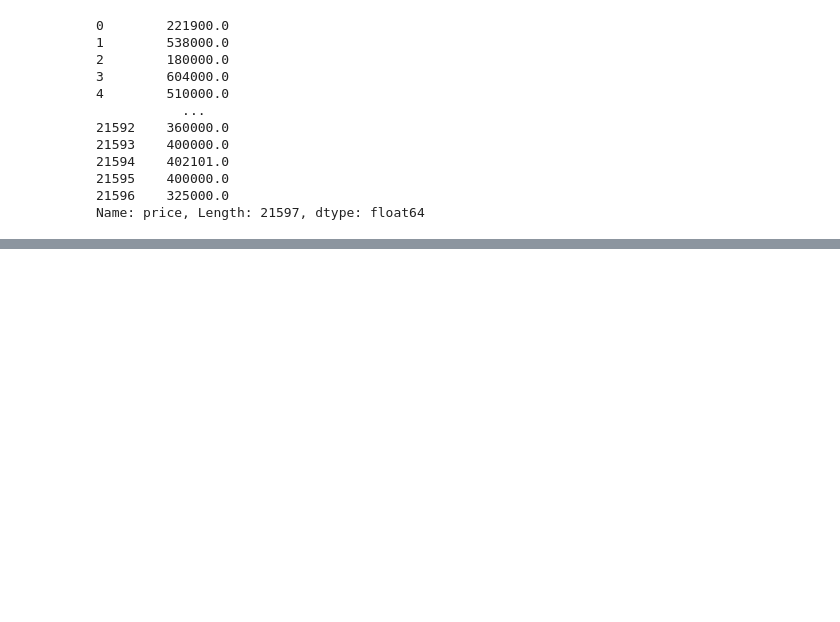
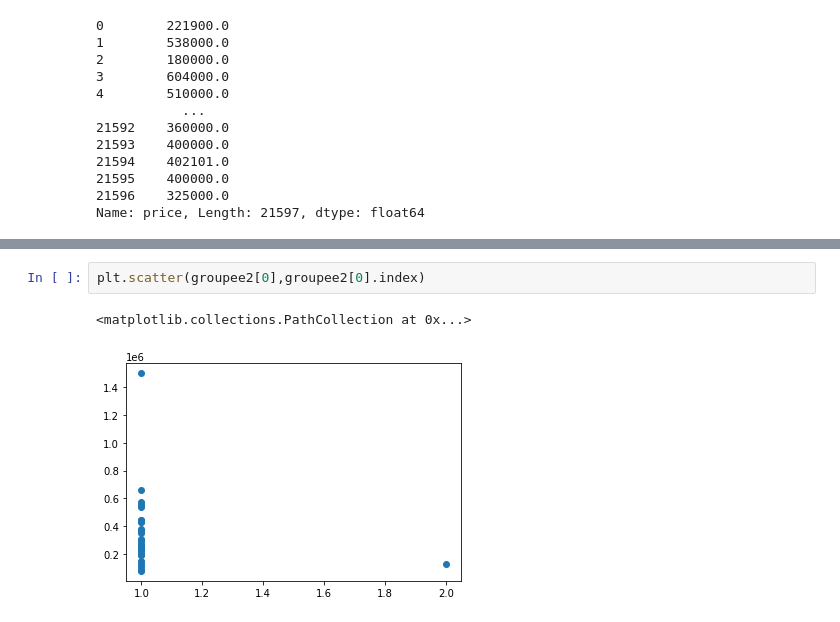
Before and after one commit to daniellejenkins17/Helping_Homebuyers_Buy_Houses, a Jupyter notebook: jalils_work/early_data_cleaning.ipynb, the cells around one changed output, grey strips where cells are left out. Cells and saved outputs as stored; diff of their text form; blank space fills up the shorter version.

```diff
--- a/jalils_work/early_data_cleaning.ipynb
+++ b/jalils_work/early_data_cleaning.ipynb
@@ -509,0 +530,5 @@ Name: price, Length: 21597, dtype: float64
+# %%
+plt.scatter(groupee2[0],groupee2[0].index)
+# %% [output]
+<matplotlib.collections.PathCollection at 0x...>
+[figure, added]
```
Also changed, not shown: parts of 4 cells of this notebook, 2 other files.
